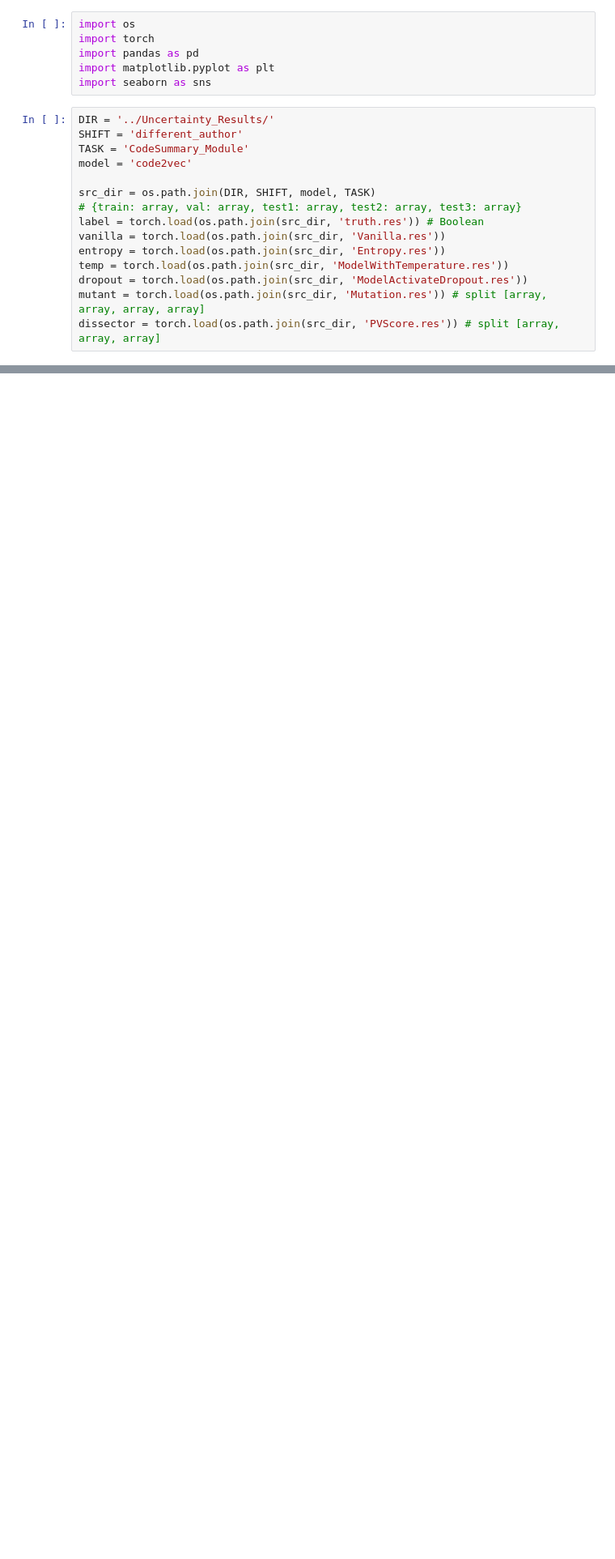
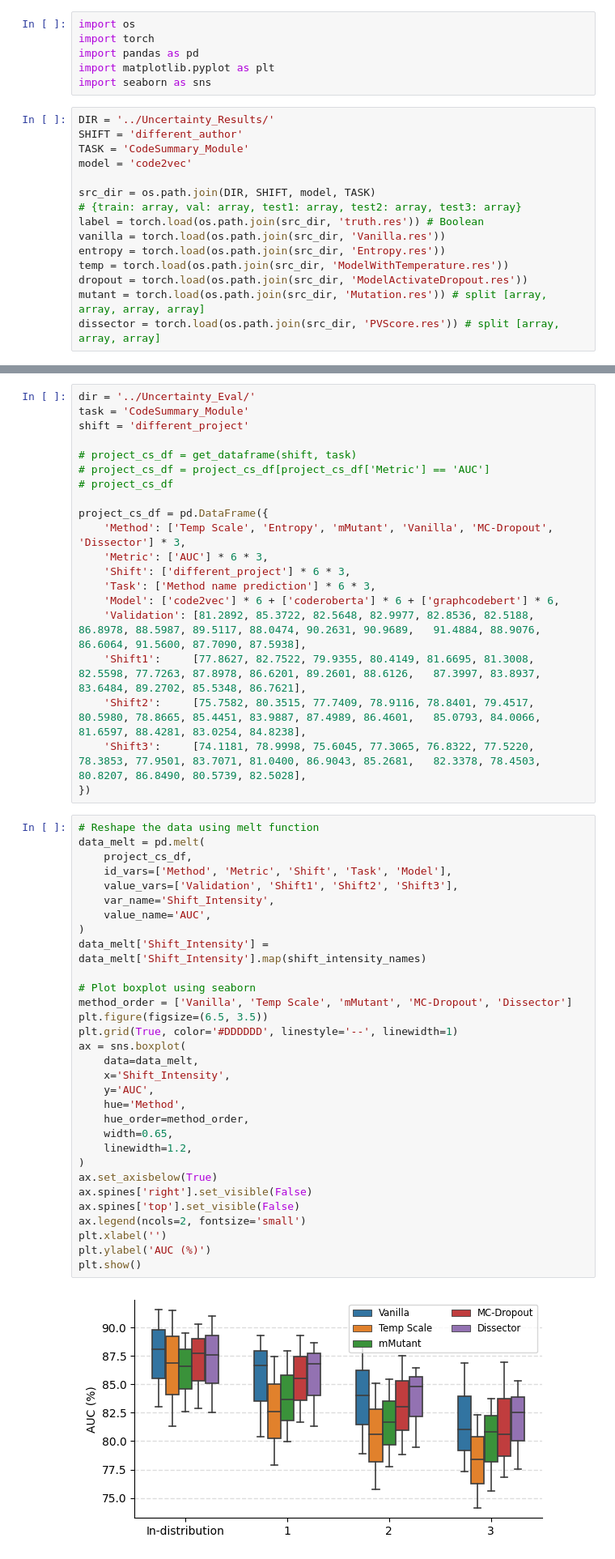
Before and after one commit to yul091/UncertaintyPL, a Jupyter notebook: notebooks/uncertainty_eval.ipynb, the cells around one changed output, grey strips where cells are left out. Shown at 81% size. Drawn from its saved outputs; the diff is of its cells as text; blank space fills up the shorter version.

```diff
--- a/notebooks/uncertainty_eval.ipynb
+++ b/notebooks/uncertainty_eval.ipynb
@@ -175,0 +189,53 @@ plt.show()
+# %%
+dir = '../Uncertainty_Eval/'
+task = 'CodeSummary_Module'
+shift = 'different_project'
+
+# project_cs_df = get_dataframe(shift, task)
+# project_cs_df = project_cs_df[project_cs_df['Metric'] == 'AUC']
+# project_cs_df
+
+project_cs_df = pd.DataFrame({
+    'Method': ['Temp Scale', 'Entropy', 'mMutant', 'Vanilla', 'MC-Dropout', 'Dissector'] * 3,
+    'Metric': ['AUC'] * 6 * 3,
+    'Shift': ['different_project'] * 6 * 3,
+    'Task': ['Method name prediction'] * 6 * 3,
+    'Model': ['code2vec'] * 6 + ['coderoberta'] * 6 + ['graphcodebert'] * 6,
+    'Validation': [81.2892, 85.3722, 82.5648, 82.9977, 82.8536, 82.5188,    86.8978, 88.5987, 89.5117, 88.0474, 90.2631, 90.9689,   91.4884, 88.9076, 86.6064, 91.5600, 87.7090, 87.5938],
+    'Shift1':     [77.8627, 82.7522, 79.9355, 80.4149, 81.6695, 81.3008,    82.5598, 77.7263, 87.8978, 86.6201, 89.2601, 88.6126,   87.3997, 83.8937, 83.6484, 89.2702, 85.5348, 86.7621],
+    'Shift2':     [75.7582, 80.3515, 77.7409, 78.9116, 78.8401, 79.4517,    80.5980, 78.8665, 85.4451, 83.9887, 87.4989, 86.4601,   85.0793, 84.0066, 81.6597, 88.4281, 83.0254, 84.8238],
+    'Shift3':     [74.1181, 78.9998, 75.6045, 77.3065, 76.8322, 77.5220,    78.3853, 77.9501, 83.7071, 81.0400, 86.9043, 85.2681,   82.3378, 78.4503, 80.8207, 86.8490, 80.5739, 82.5028],
+})
+# %%
+# Reshape the data using melt function
+data_melt = pd.melt(
+    project_cs_df,
+    id_vars=['Method', 'Metric', 'Shift', 'Task', 'Model'],
+    value_vars=['Validation', 'Shift1', 'Shift2', 'Shift3'],
+    var_name='Shift_Intensity',
+    value_name='AUC',
+)
+data_melt['Shift_Intensity'] = data_melt['Shift_Intensity'].map(shift_intensity_names)
+
+# Plot boxplot using seaborn
+method_order = ['Vanilla', 'Temp Scale', 'mMutant', 'MC-Dropout', 'Dissector']
+plt.figure(figsize=(6.5, 3.5))
+plt.grid(True, color='#DDDDDD', linestyle='--', linewidth=1)
+ax = sns.boxplot(
+    data=data_melt,
+    x='Shift_Intensity',
+    y='AUC',
+    hue='Method',
+    hue_order=method_order,
+    width=0.65,
+    linewidth=1.2,
+)
+ax.set_axisbelow(True)
+ax.spines['right'].set_visible(False)
+ax.spines['top'].set_visible(False)
+ax.legend(ncols=2, fontsize='small')
+plt.xlabel('')
+plt.ylabel('AUC (%)')
+plt.show()
+# %% [output]
+[figure, added]
```
Also changed, not shown: parts of 5 cells of this notebook.
